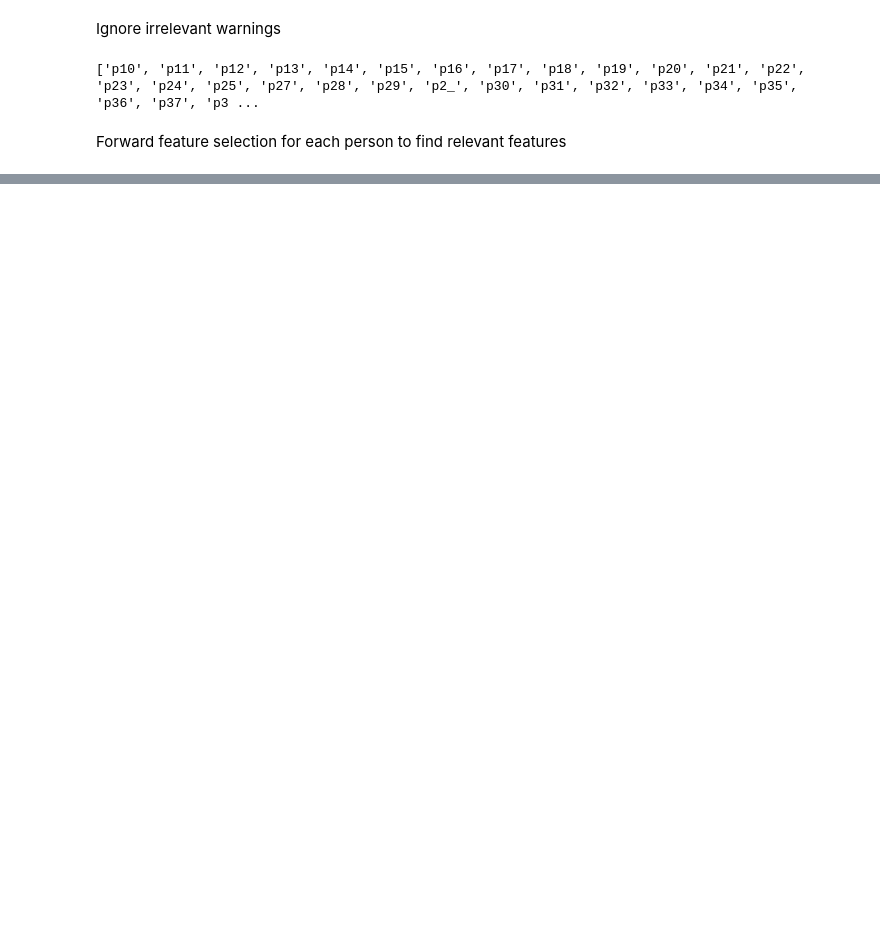
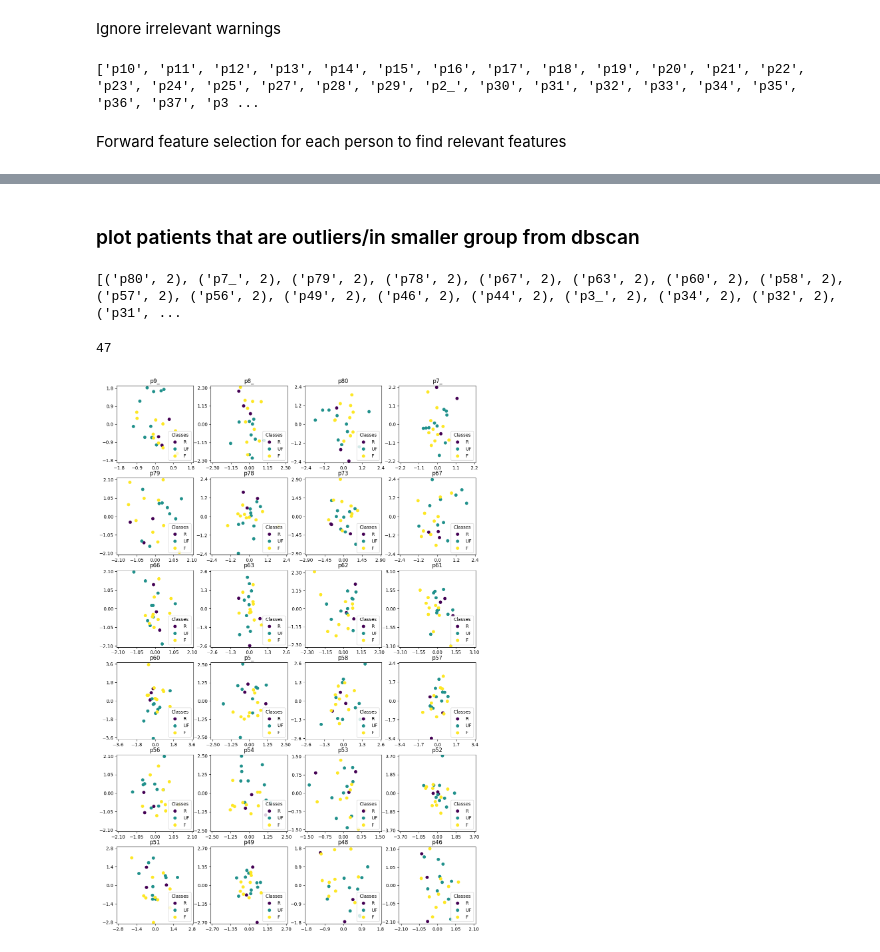
Before and after one commit to cdhvilsted/Bachelor_project_2024, a Jupyter notebook: cross_val_pipeline_individual.ipynb, the cells around one changed output, grey strips where cells are left out. Saved outputs shown, nothing was run; the diff lists cells and outputs as text; code cells hidden in the pictures; blank space fills up the shorter version.

```diff
--- a/cross_val_pipeline_individual.ipynb
+++ b/cross_val_pipeline_individual.ipynb
@@ -562,0 +486,49 @@ Score:  0.09090909090909091
+# %% [markdown]
+### plot patients that are outliers/in smaller group from dbscan
+# %%
+outliers_dy = [(-1, 'p9_-mr'), (-1, 'p8_-mr'), (-1, 'p80-mr'), (-1, 'p80-fr'), (-1, 'p7_-mr'), (-1, 'p7_-fr'), (-1, 'p79-mr'), (-1, 'p79-fr'), (-1, 'p78-mr'), (-1, 'p78-fr'), (-1, 'p73-mr'), (-1, 'p67-mr'), (-1, 'p67-fr'), (-1, 'p66-mr'), (-1, 'p63-mr'), (-1, 'p63-fr'), (-1, 'p62-fr'), (-1, 'p61-fr'), (-1, 'p60-mr'), (-1, 'p60-fr'), (-1, 'p5_-fr'), (-1, 'p58-mr'), (-1, 'p58-fr'), (-1, 'p57-mr'), (-1, 'p57-fr'), (-1, 'p56-mr'), (-1, 'p56-fr'), (-1, 'p54-mr'), (-1, 'p53-fr'), (-1, 'p52-mr'), (-1, 'p51-fr'), (-1, 'p49-mr'), (-1, 'p49-fr'), (-1, 'p48-mr'), (-1, 'p46-mr'), (-1, 'p46-fr'), (-1, 'p44-mr'), (-1, 'p44-fr'), (-1, 'p41-mr'), (-1, 'p40-mr'), (-1, 'p3_-mr'), (-1, 'p3_-fr'), (-1, 'p35-fr'), (-1, 'p34-mr'), (-1, 'p34-fr'), (-1, 'p33-mr'), (-1, 'p32-mr'), (-1, 'p32-fr'), (-1, 'p31-mr'), (-1, 'p31-fr'), (-1, 'p30-mr'), (-1, 'p30-fr'), (-1, 'p28-fr'), (-1, 'p27-mr'), (-1, 'p27-fr'), (-1, 'p22-mr'), (-1, 'p22-fr'), (-1, 'p21-mr'), (-1, 'p21-fr'), (-1, 'p20-mr'), (-1, 'p20-fr'), (-1, 'p19-mr'), (-1, 'p19-fr'), (-1, 'p18-fr'), (-1, 'p17-mr'), (-1, 'p17-fr'), (-1, 'p16-fr'), (-1, 'p15-fr'), (-1, 'p14-fr'), (-1, 'p12-fr'), (-1, 'p10-mr'), (-1, 'p10-fr')]
+patient_data_pca = []
+patients_in_group = []
+patients_in_group_counts = []
+for _, patient in outliers_dy:
+    patient = patient[:3]
+    patients_in_group_counts.append(patient)
+    if patient not in patients_in_group:
+        patients_in_group.append(patient)
+        patient_ind = patient_numbers.index(patient)
+        train_X = all_data[patient_ind][m_list]
+        train_X = pca.transform(train_X)
+        train_X = pd.DataFrame(train_X)
+        patient_data_pca.append(train_X)
+
+patients_in_group_counts = list(zip(*np.unique(patients_in_group_counts, return_counts=True)))
+sort_p_counts = sorted(patients_in_group_counts, key = lambda x: x[1])[::-1]
+print(sort_p_counts)
+# %% [output]
+[('p80', 2), ('p7_', 2), ('p79', 2), ('p78', 2), ('p67', 2), ('p63', 2), ('p60', 2), ('p58', 2), ('p57', 2), ('p56', 2), ('p49', 2), ('p46', 2), ('p44', 2), ('p3_', 2), ('p34', 2), ('p32', 2), ('p31', ...
+# %%
+print(len(sort_p_counts))
+# %% [output]
+47
+# %%
+fig, axes = plt.subplots(6,4, figsize=(14,21))
+for i,ax in zip(range(len(patients_in_group)),axes.ravel()):
+    y1 = np.array(pd.Series(all_data[i]['Event'],dtype=t).cat.codes)
+
+    scatter = ax.scatter(patient_data_pca[i][first_feature], patient_data_pca[i][second_feature], c=y1)
+    max_val = np.max(np.append(abs(patient_data_pca[i][first_feature]),abs(patient_data_pca[i][second_feature])))
+    ax.set_ylim(-max_val-0.1,max_val+0.1)
+    ax.set_xlim(-max_val-0.1,max_val+0.1)
+    ax.set_xticks([-round(max_val,1), -round(max_val,1)/2,0,round(max_val,1)/2, round(max_val,1)])
+    ax.set_yticks([-round(max_val,1), -round(max_val,1)/2,0,round(max_val,1)/2, round(max_val,1)])
+
+    ax.set_aspect('equal', adjustable=None, anchor=None, share=False)
+    ax.legend(
+        scatter.legend_elements()[0],
+        ['R', 'UF', 'F'],
+        title="Classes",
+        loc = 'lower right'
+    )
+    ax.set_title(patients_in_group[i])
+# %% [output]
+[figure, added]
```
Also changed, not shown: parts of 62 cells of this notebook.
